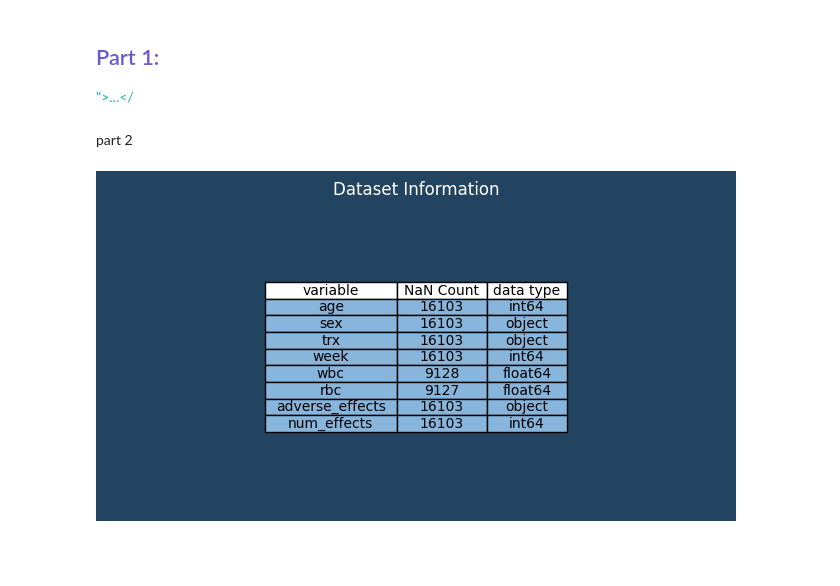
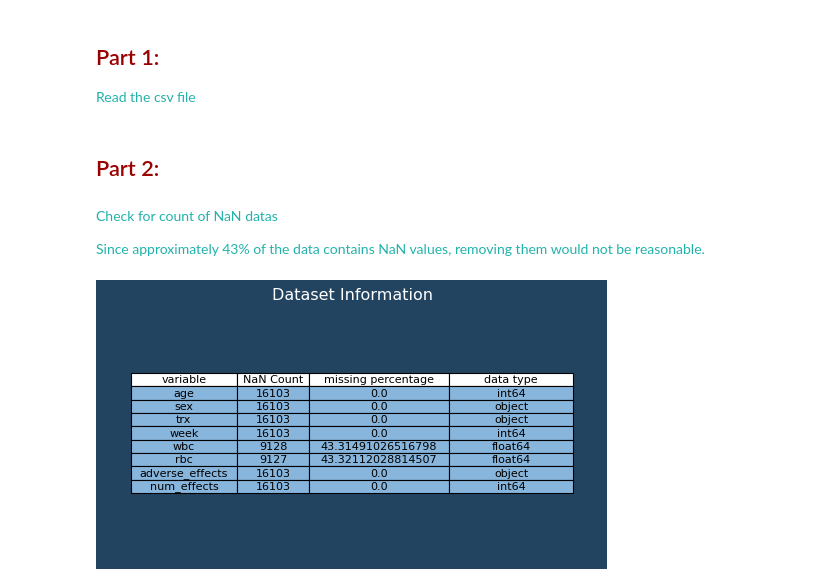
Before and after one commit to erfan-f/Data-Science-Course, a Jupyter notebook: CA0/Q3.ipynb, the cells around one changed output. Cells and saved outputs as stored; diff of their text form; code cells hidden in the pictures; blank space fills up the shorter version.

Commit message:
all part done

```diff
--- a/CA0/Q3.ipynb
+++ b/CA0/Q3.ipynb
@@ -11,5 +13,5 @@
 # %% [markdown]
-## <span style="color: #6A5ACD;">Part 1:</span>
-<font color="#20B2AA">">...</</font>
+## <span style="color: #990000;">Part 1:</span>
+<font color="#20B2AA">Read the csv file</font>
 # %%
 import pandas as pd
@@ -17,28 +18,33 @@ import numpy as np
 import matplotlib.pyplot as plt
 
 df = pd.read_csv('content/drug_safety.csv')
-# %% [markdown]
-part 2
+# %% [markdown]
+## <span style="color: #990000;">Part 2:</span>
+# %% [markdown]
+<font color="#20B2AA">Check for  count of NaN datas</font>
+
+<font color="#20B2AA">Since approximately 43% of the data contains NaN values, removing them would not be reasonable.</font>
 # %%
 info_df = pd.DataFrame({
     "column": df.columns,
     "nan count": df.notnull().sum().values,
+    "missing_percentage": df.isna().mean() * 100,
     "data type": df.dtypes.values
 })
 
+plt.style.use("classic")
 fig, ax = plt.subplots(figsize=(8, 4))
 ax.axis('off')
 fig.patch.set_facecolor('#234461')
 
-table = ax.table(cellText=info_df.values, colLabels=['variable', 'NaN Count', 'data type'],
-            cellLoc='center', loc='center', cellColours=[["#88B5DC"]*3]*8)
+column_labels = ['variable', 'NaN Count', 'missing percentage', 'data type']
+table = ax.table(cellText=info_df.values, colLabels=column_labels,
+            cellLoc='center', loc='center', cellColours=[["#88B5DC"]*4]*8)
 
 table.set_fontsize(10)
 table.auto_set_column_width([0, 1, 2])
 
 plt.title("Dataset Information", color='white')
 plt.show()
-
-######################### remove nan
 # %% [output]
-[figure, old version]
+[figure, new version]
```
Also changed, not shown: parts of 19 cells of this notebook.
